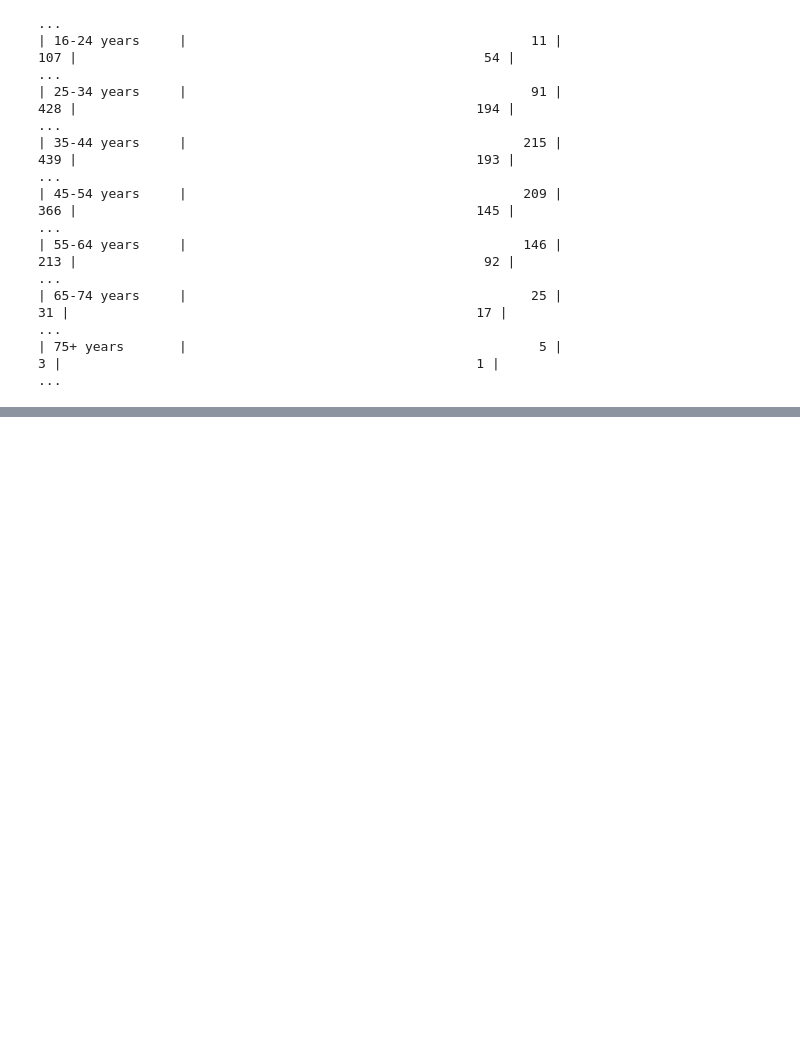
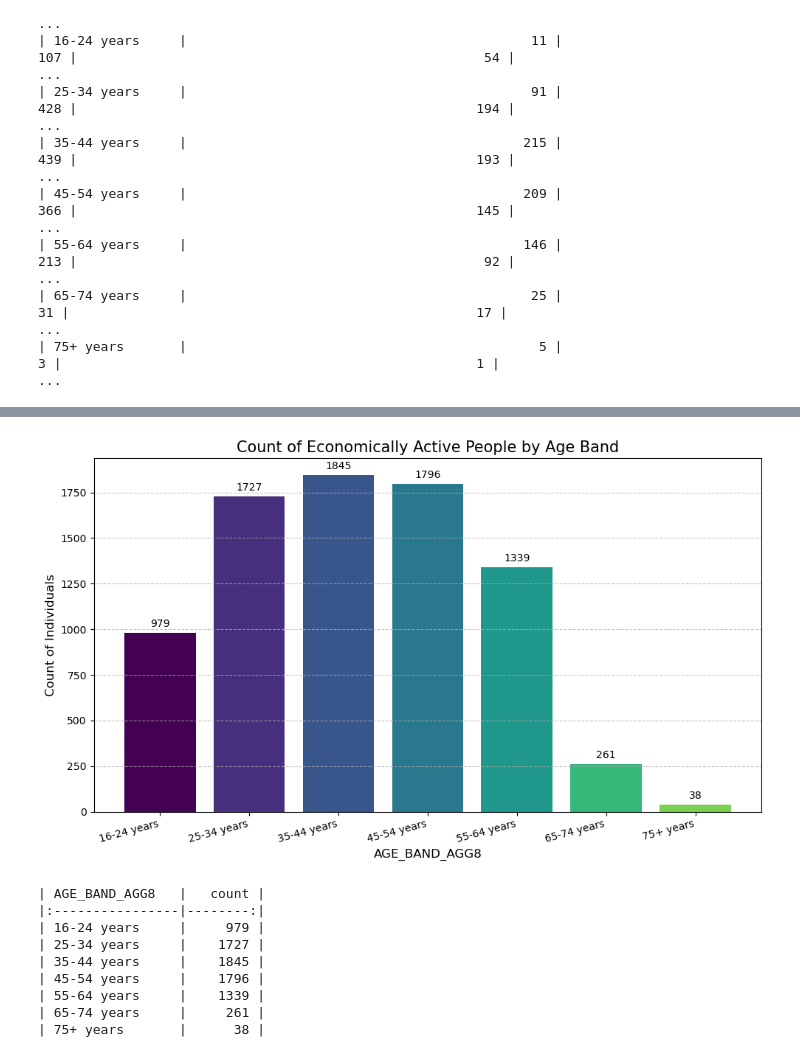
Before and after one commit to mia12reynolds/CS5002-P3, a Jupyter notebook: notebooks/data-analysis-visualisation.ipynb, the cells around one changed output, grey strips where cells are left out. Saved outputs shown, nothing was run; the diff lists cells and outputs as text; code cells hidden in the pictures; blank space fills up the shorter version.

```diff
--- a/notebooks/data-analysis-visualisation.ipynb
+++ b/notebooks/data-analysis-visualisation.ipynb
@@ -334,0 +234,21 @@ print(crosstab_occupation_age.to_markdown(stralign="left"))
+# %%
+# Codes for "Economically Active"
+active_codes = ['1', '2', '3', '4']
+da.pandas_filtering(
+    df=df_refined,
+    filter_col='ECONOMIC_ACTIVITY_10M',
+    filter_codes=active_codes,
+    groupby_col='AGE_BAND_AGG8',
+    data_dict=data_dict,
+    title='Count of Economically Active People by Age Band')
+# %% [output]
+[figure, added]
+| AGE_BAND_AGG8   |   count |
+|:----------------|--------:|
+| 16-24 years     |     979 |
+| 25-34 years     |    1727 |
+| 35-44 years     |    1845 |
+| 45-54 years     |    1796 |
+| 55-64 years     |    1339 |
+| 65-74 years     |     261 |
+| 75+ years       |      38 |
```
Also changed, not shown: parts of 7 cells of this notebook, 1 other file.
